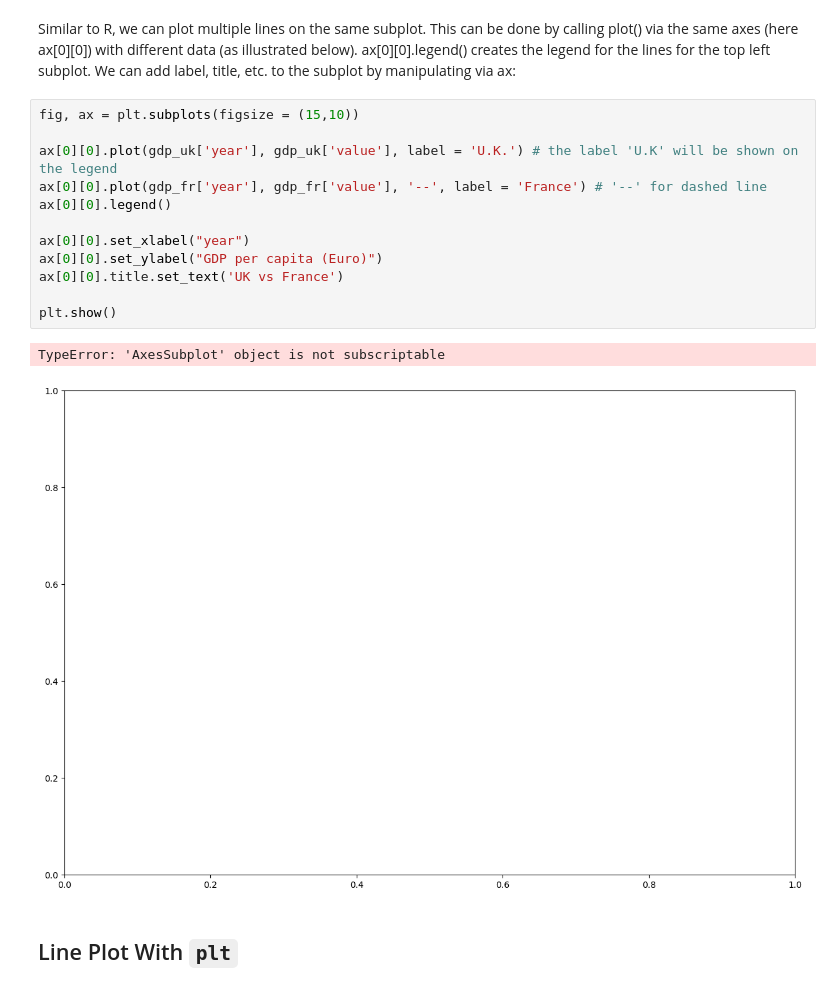
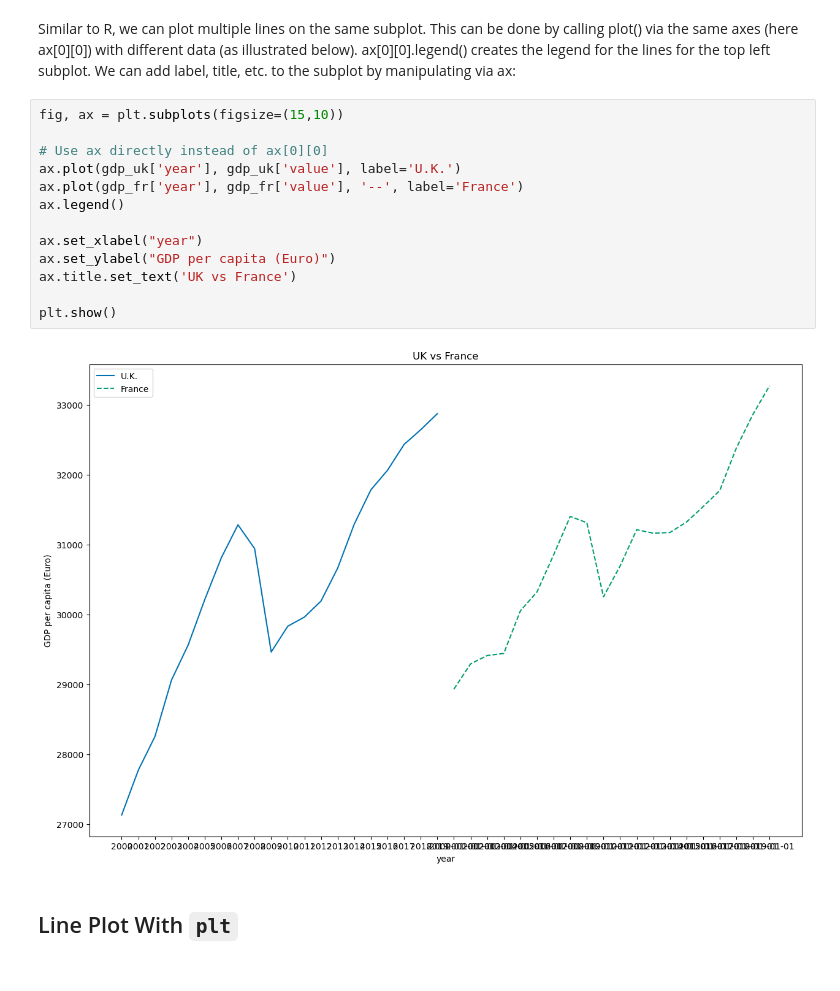
Before and after one commit to moebqr/ST2195-Programming-for-Data-Science, a Jupyter notebook: Block7/Lecture7C/Block7C.ipynb, the cells around one changed output. Drawn from its saved outputs; the diff is of its cells as text.

```diff
--- a/Block7/Lecture7C/Block7C.ipynb
+++ b/Block7/Lecture7C/Block7C.ipynb
@@ -239,20 +242,20 @@ via the same axes (here ax[0][0]) with different data (as illustrated below).
 ax[0][0].legend() creates the legend for the lines for the top left subplot. We can add label,
 title, etc. to the subplot by manipulating via ax:
 # %%
-fig, ax = plt.subplots(figsize = (15,10))
+fig, ax = plt.subplots(figsize=(15,10))
 
-ax[0][0].plot(gdp_uk['year'], gdp_uk['value'], label = 'U.K.') # the label 'U.K' will be shown on the legend
-ax[0][0].plot(gdp_fr['year'], gdp_fr['value'], '--', label = 'France') # '--' for dashed line
-ax[0][0].legend()
+# Use ax directly instead of ax[0][0]
+ax.plot(gdp_uk['year'], gdp_uk['value'], label='U.K.')
+ax.plot(gdp_fr['year'], gdp_fr['value'], '--', label='France')
+ax.legend()
 
-ax[0][0].set_xlabel("year")
-ax[0][0].set_ylabel("GDP per capita (Euro)")
-ax[0][0].title.set_text('UK vs France')
+ax.set_xlabel("year")
+ax.set_ylabel("GDP per capita (Euro)")
+ax.title.set_text('UK vs France')
 
 plt.show()
 # %% [output]
-TypeError: 'AxesSubplot' object is not subscriptable
-[figure, old version]
+[figure, new version]
 # %% [markdown]
 ## Line Plot With `plt`
 # %% [markdown]
```
Also changed, not shown: parts of 6 cells of this notebook, 6 other files.
